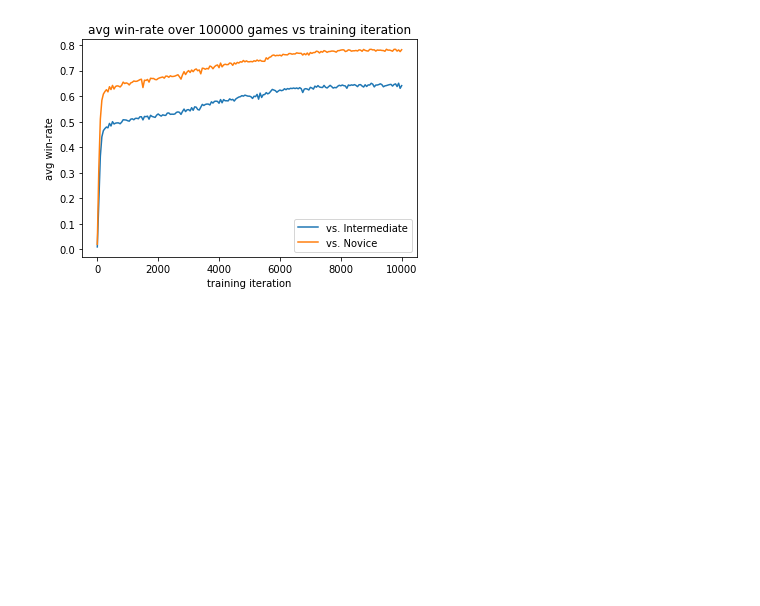
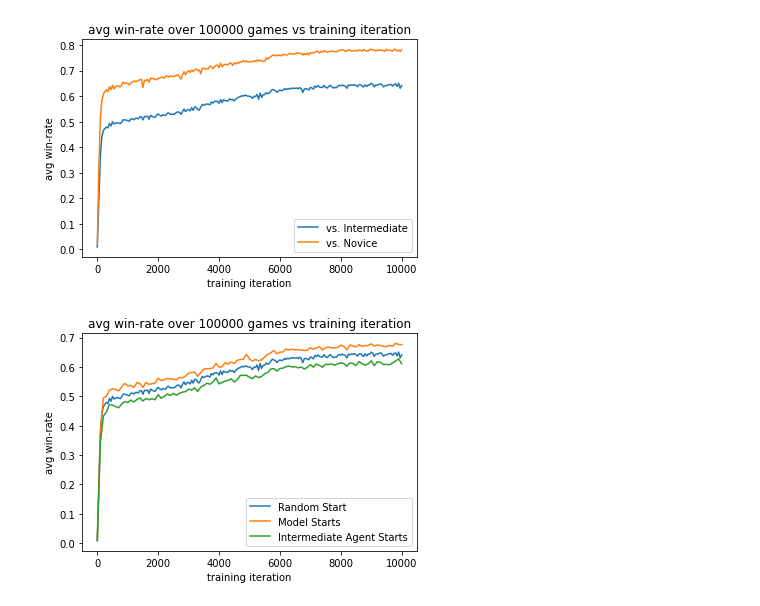
Before and after one commit to york-rwsa/yaniv-rl, a Jupyter notebook: experiments/rules_vs_model.ipynb, the cells around one changed output. Drawn from its saved outputs; the diff is of its cells as text; code cells hidden in the pictures; blank space fills up the shorter version.

```diff
--- a/experiments/rules_vs_model.ipynb
+++ b/experiments/rules_vs_model.ipynb
@@ -24,3 +24,23 @@ plt.plot(nov_it, nov_wins, label="vs. Novice")
 leg = ax.legend()
 # %% [output]
 [figure]
+# %%
+with open("./intermediate_vs_models_20000_p0_starts.json") as f:
+    p0_starts = json.load(f)
+with open("./intermediate_vs_models_20000_p1_starts.json") as f:
+    p1_starts = json.load(f)
+# %%
+fig, ax = plt.subplots()
+
+p0_wins = [r['player_0_win_mean'] for r in p0_starts]
+p1_wins = [r['player_0_win_mean'] for r in p1_starts]
+p1_it = [r['model_number'] for r in p1_starts]
+plt.ylabel('avg win-rate')
+plt.xlabel('training iteration')
+plt.title('avg win-rate over 100000 games vs training iteration')
+plt.plot(int_it, int_wins, label="Random Start")
+plt.plot(p1_it, p0_wins, label="Model Starts")
+plt.plot(p1_it, p1_wins, label="Intermediate Agent Starts")
+leg = ax.legend()
+# %% [output]
+[figure, added]
```
Also changed, not shown: parts of 2 cells of this notebook, 20 other files.
